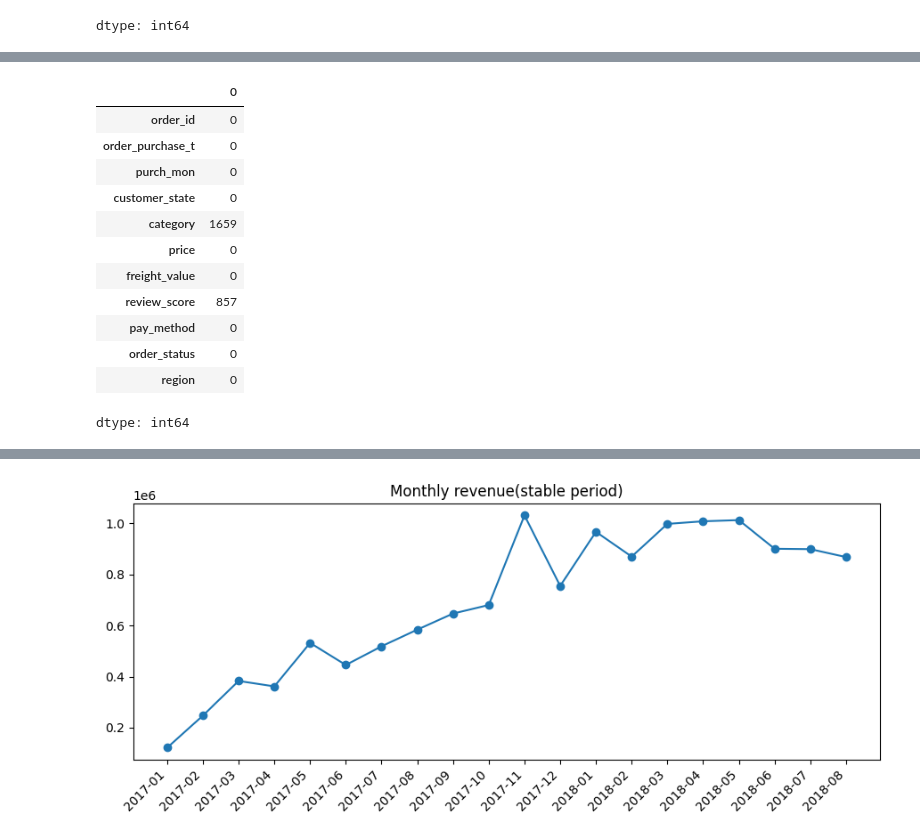
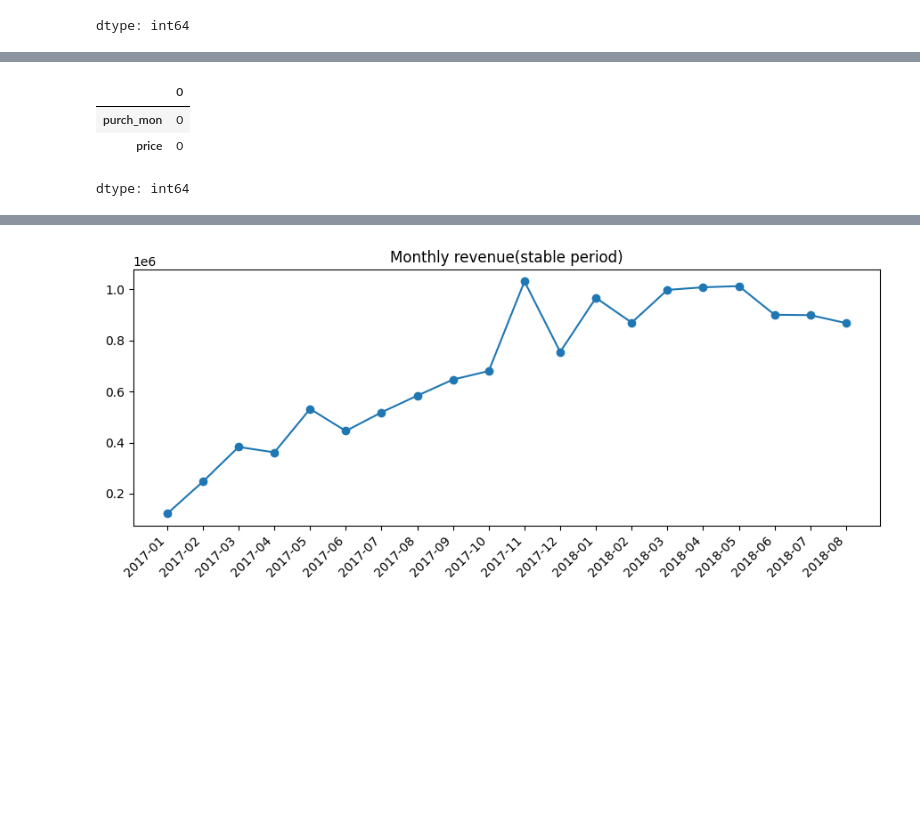
Before and after one commit to NadiiaIvashchuk/Olist-analytics, a Jupyter notebook: notebook/olist_predict2.ipynb, the cells around one changed output, grey strips where cells are left out. Cells and saved outputs as stored; diff of their text form; code cells hidden in the pictures; blank space fills up the shorter version.

```diff
--- a/notebook/olist_predict2.ipynb
+++ b/notebook/olist_predict2.ipynb
@@ -73,8 +73,9 @@ Month(all): 115723
 | 3 | 6ef172eee30cfbfa01516ce2eb2ee68f | 2016-10-07 11:37:12 | 2016-10 | SP | telephony | 18.90 | 10.96 | 5.0 | ... |
 | 4 | 0c22166d9f7e5761e397affa5af438c7 | 2016-10-09 22:31:44 | 2016-10 | CE | health_beauty | 90.00 | 26.89 | 5.0 | ... |
 # %%
-df = df[(df.purch_mon >= '2017-01') & (df.purch_mon <= '2018-08')].reset_index(drop=True)
-print("Month(in pricess):", len(df))
-display(df.head(2))
-df.tail(2)
+df_lr = df[(df.purch_mon >= '2017-01') & (df.purch_mon <= '2018-08')].reset_index(drop=True)
+df_lr = df_lr[['purch_mon', 'price']]
+print("Month (Day)(in pricess):", len(df_lr))
+
+df_lr.head()
 # %% [output]
@@ -88,16 +89,7 @@ Month(in pricess): 115385
 # %%
-df.isna().sum()
+df_lr.isna().sum()
 # %% [output]
 |  | 0 |
-| order_id | 0 |
-| order_purchase_t | 0 |
 | purch_mon | 0 |
-| customer_state | 0 |
-| category | 1659 |
 | price | 0 |
-| freight_value | 0 |
-| review_score | 857 |
-| pay_method | 0 |
-| order_status | 0 |
-| region | 0 |
 dtype: int64
```
Also changed, not shown: parts of 8 cells of this notebook.
